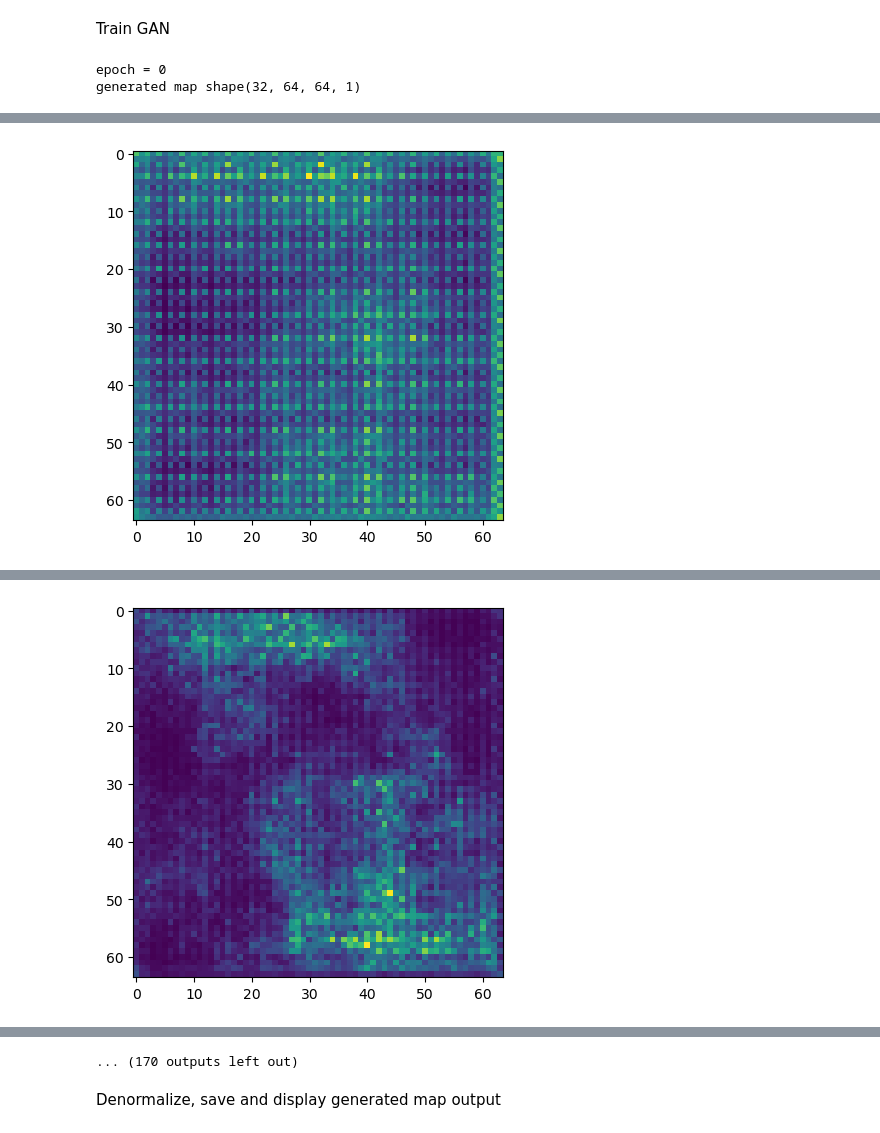
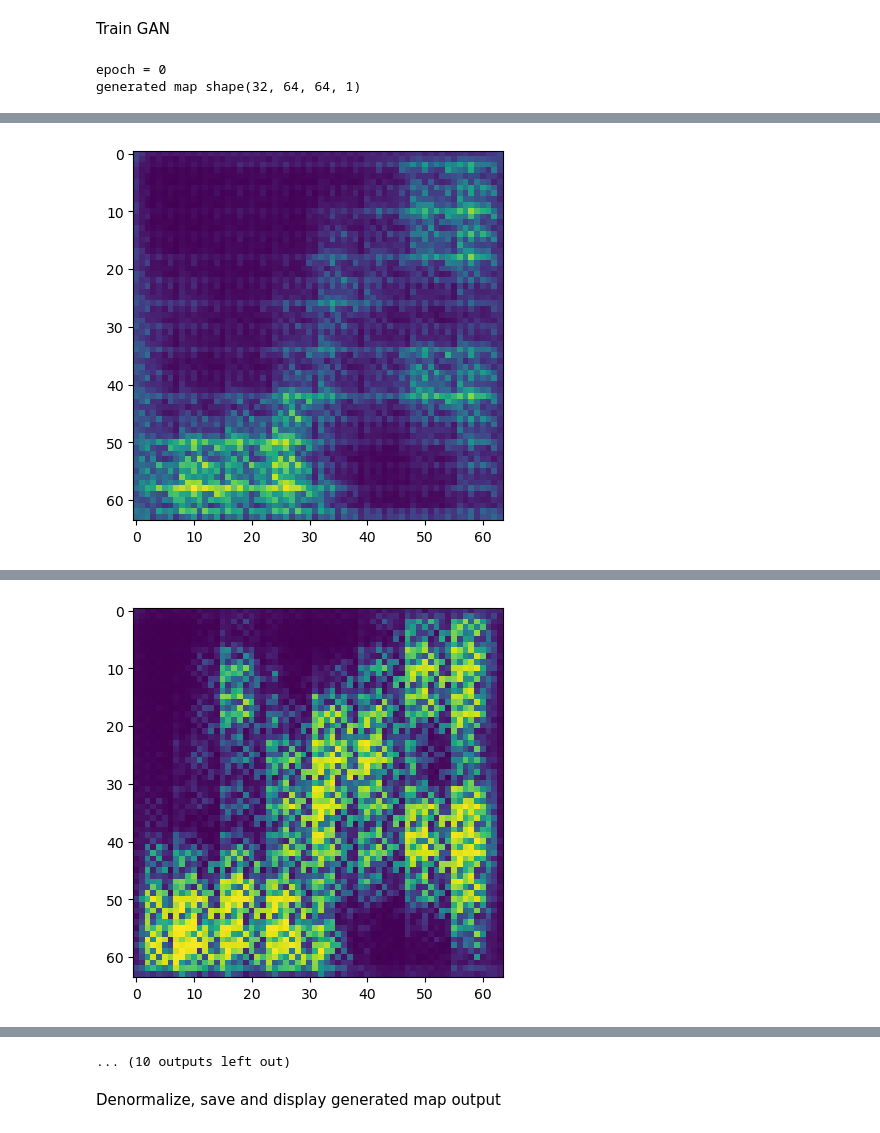
Before and after one commit to natha5/WolfGAN, a Jupyter notebook: GAN.ipynb, the cells around one changed output, grey strips where cells are left out. Saved outputs shown, nothing was run; the diff lists cells and outputs as text; code cells hidden in the pictures.

```diff
--- a/GAN.ipynb
+++ b/GAN.ipynb
@@ -20,7 +21,7 @@ from sklearn.model_selection import train_test_split
 # %% [markdown]
 # Parameters
 # %%
-N_EPOCHS = 1500
+N_EPOCHS = 100
 BATCH_SIZE = 32
 DATASET_SIZE = 700
 TRAIN_DATA_SIZE = int(DATASET_SIZE - (DATASET_SIZE * 0.2))
@@ -68,12 +69,13 @@ def make_generator():
     model.add(LeakyReLU())
     model.add(Reshape((8,8,LATENT_DIM)))
 
-    model.add(Dense(100, activation='relu'))
+
 
     model.add(Conv2DTranspose(128, kernel_size=4, strides=2, padding='same', use_bias=False, input_shape=(8,8,60)))
     model.add(BatchNormalization())
     model.add(LeakyReLU())
 
+    model.add(Dropout(0.2))
 
     model.add(Conv2DTranspose(128, kernel_size=4, strides=2, padding='same', use_bias=False, input_shape=(16,16,60)))
     model.add(BatchNormalization())
@@ -83,6 +85,8 @@ def make_generator():
     model.add(Conv2DTranspose(128, kernel_size=4, strides=2, padding='same', use_bias=False, input_shape=(32,32,60)))
     model.add(LeakyReLU())
 
+    model.add(Dropout(0.2))
+
     model.add(Conv2DTranspose(1, kernel_size=5, padding="same"))
     model.add(Activation("sigmoid"))
 
@@ -214,12 +215,16 @@ def training_step(current_batch):
         real_output = disc_model(current_batch, training=True)
 
 
+
         gen_loss = generator_loss(fake_output=fake_output)
         disc_loss = discrim_loss(real_output=real_output, fake_output=fake_output)
 
-        disc_accuracy = compute_discrim_accuracy(real_output, fake_output)
 
 
+    #fake_accuracy = compute_discrim_accuracy(fake_output, 0)
+    #real_accuracy = compute_discrim_accuracy(real_output, 1)
+
+    #disc_accuracy = (fake_accuracy + real_accuracy) / 2
 
     gen_gradients = gen_tape.gradient(gen_loss, gen_model.trainable_variables)
     disc_gradients = disc_tape.gradient(disc_loss, disc_model.trainable_variables)
@@ -227,7 +232,7 @@ def training_step(current_batch):
     gen_optimizer.apply_gradients(zip(gen_gradients, gen_model.trainable_variables))
     disc_optimizer.apply_gradients(zip(disc_gradients, disc_model.trainable_variables))
 
-    return gen_loss, disc_loss, disc_accuracy
+    return gen_loss, disc_loss
 # %% [markdown]
 Train models
 # %%
@@ -251,26 +256,25 @@ def train(dataset, N_EPOCHS):
         for map_batch in dataset:
 
 
-            gen_loss, disc_loss, disc_accuracy = training_step(map_batch)
+            gen_loss, disc_loss = training_step(map_batch)
 
             gen_losses_for_epoch.append(gen_loss)
             disc_losses_for_epoch.append(disc_loss)
-            disc_accuracies.append(disc_accuracy)
+           # disc_accuracies.append(disc_accuracy)
 
         avg_gen_loss = sum(gen_losses_for_epoch) / TRAIN_DATA_SIZE
         avg_disc_loss = sum(disc_losses_for_epoch) / TRAIN_DATA_SIZE
 
-        avg_disc_accuracy = sum(disc_accuracies_for_epoch) / TRAIN_DATA_SIZE
+        #avg_disc_accuracy = sum(disc_accuracies_for_epoch) / TRAIN_DATA_SIZE
 
         gen_losses.append(avg_gen_loss)
         disc_losses.append(avg_disc_loss)
 
-        disc_accuracies.append(avg_disc_accuracy)
+        #disc_accuracies.append(avg_disc_accuracy)
 
-        print("Gen loss = " + str(avg_gen_loss))
-        print("Disc loss = " + str(avg_disc_loss))
+        print("Gen loss = " + str(avg_gen_loss) + "Disc loss = " + str(avg_disc_loss))
 
-        print("Disc accuracy = " + str(avg_disc_accuracy))
+        #print("Disc accuracy = " + str(avg_disc_accuracy))
 # generate and show a map after 10 epochs
 
         if epoch % 10 == 0:
@@ -284,17 +288,17 @@ def train(dataset, N_EPOCHS):
             plt.imshow(generated_map[0])
             plt.show()
 
-    input_for_map_after_training = generate_generator_input(img_seed)
-    generated_map = gen_model(input_for_map_after_training, training=False)
+
+    generated_map = gen_model(img_seed, training=False)
 
 
 
-    return gen_losses, disc_losses, generated_map, disc_accuracies
+    return gen_losses, disc_losses, generated_map
 # %% [markdown]
 Train GAN
 # %%
 
-gen_losses, disc_losses, generated_map, disc_accuracies = train(training_data, N_EPOCHS)
+gen_losses, disc_losses, generated_map = train(training_data, N_EPOCHS)
 # %% [output]
 epoch = 0
 generated map shape(32, 64, 64, 1)
@@ -324,2 +329,2 @@ Disc accuracy = 0.0
-[figure, old version]
+[figure, new version]
 epoch = 11
@@ -342,2 +350,2 @@ Disc accuracy = 0.0
-[figure, old version]
+[figure, new version]
 epoch = 21
@@ -396,4 +413,4 @@ Disc accuracy = 0.0
-... (170 outputs left out)
+... (10 outputs left out)
 # %% [markdown]
 Denormalize, save and display generated map output
 # %%
```
Also changed, not shown: parts of 9 cells of this notebook, 1 other file.
